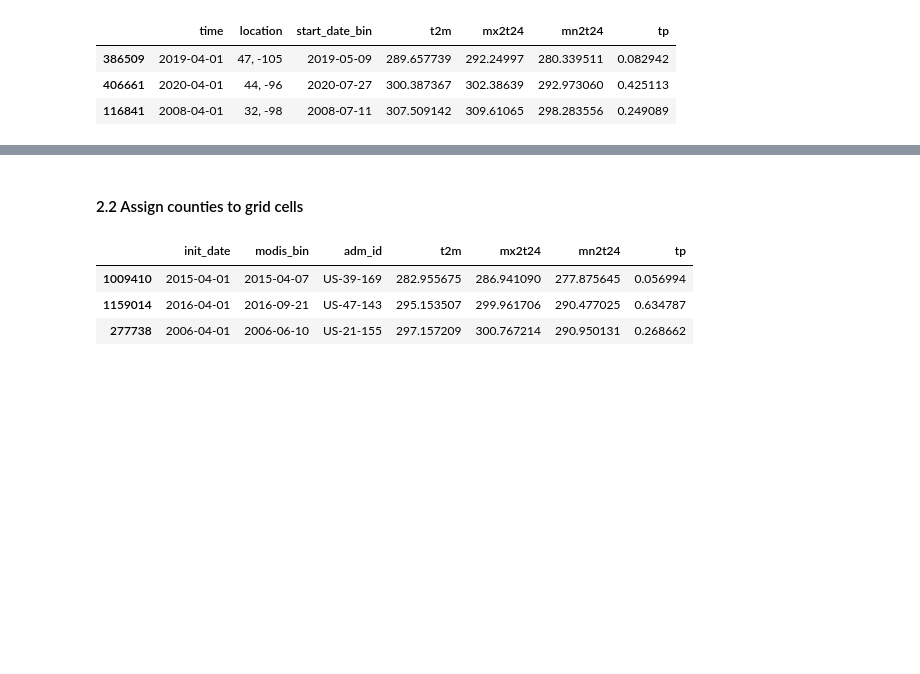
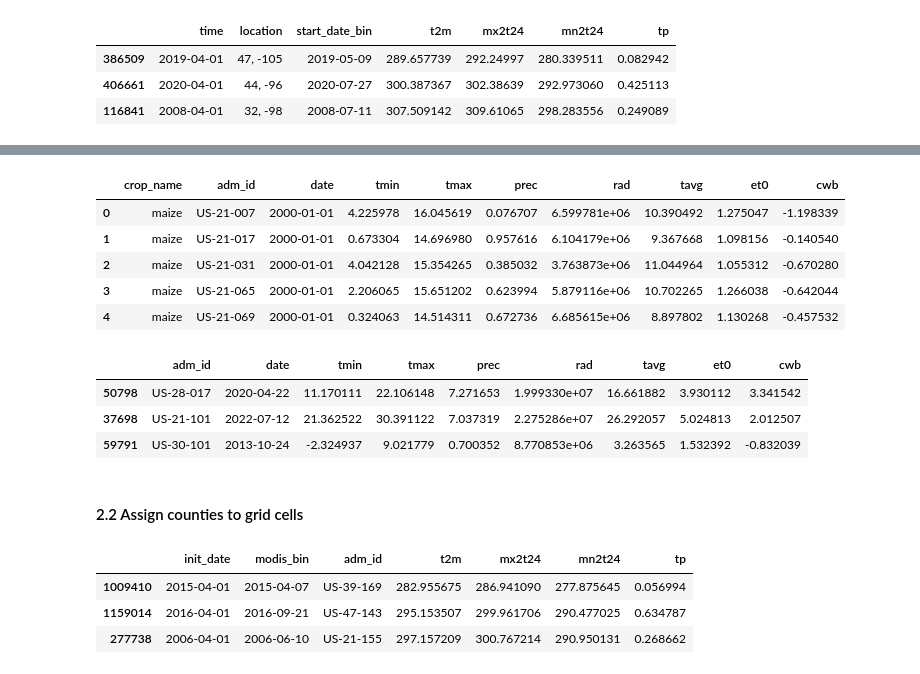
Before and after one commit to ellaampy/seasonal-yield-forecast, a Jupyter notebook: data_preparation/3_ecmwf_preprocessing.ipynb, the cells around one changed output, grey strips where cells are left out. Saved outputs shown, nothing was run; the diff lists cells and outputs as text; code cells hidden in the pictures; blank space fills up the shorter version.

```diff
--- a/data_preparation/3_ecmwf_preprocessing.ipynb
+++ b/data_preparation/3_ecmwf_preprocessing.ipynb
@@ -90,3 +121,28 @@ ecmwf_resampled.sample(3)
+# %%
+meteo.head()
+# %% [output]
+|  | crop_name | adm_id | date | tmin | tmax | prec | rad | tavg | et0 | cwb |
+| 0 | maize | US-21-007 | 2000-01-01 | 4.225978 | 16.045619 | 0.076707 | 6.599781e+06 | 10.390492 | 1.275047 | -1.198339 |
+| 1 | maize | US-21-017 | 2000-01-01 | 0.673304 | 14.696980 | 0.957616 | 6.104179e+06 | 9.367668 | 1.098156 | -0.140540 |
+| 2 | maize | US-21-031 | 2000-01-01 | 4.042128 | 15.354265 | 0.385032 | 3.763873e+06 | 11.044964 | 1.055312 | -0.670280 |
+| 3 | maize | US-21-065 | 2000-01-01 | 2.206065 | 15.651202 | 0.623994 | 5.879116e+06 | 10.702265 | 1.266038 | -0.642044 |
+| 4 | maize | US-21-069 | 2000-01-01 | 0.324063 | 14.514311 | 0.672736 | 6.685615e+06 | 8.897802 | 1.130268 | -0.457532 |
+# %%
+li = []
+for year in list(range(2001, 2023)):
+    meteo_year = meteo.loc[meteo["date"].dt.year == year]
+    meteo_year_resampled = (meteo_year
+                                    .groupby(["adm_id"]).resample("8D", on="date")[["tmin", "tmax", "prec", "rad", "tavg", "et0", "cwb"]].mean()
+                                    .reset_index()
+                                )
+    li.append(meteo_year_resampled)
+
+pd.concat(li).sample(3)
+# %% [output]
+|  | adm_id | date | tmin | tmax | prec | rad | tavg | et0 | cwb |
+| 50798 | US-28-017 | 2020-04-22 | 11.170111 | 22.106148 | 7.271653 | 1.999330e+07 | 16.661882 | 3.930112 | 3.341542 |
+| 37698 | US-21-101 | 2022-07-12 | 21.362522 | 30.391122 | 7.037319 | 2.275286e+07 | 26.292057 | 5.024813 | 2.012507 |
+| 59791 | US-30-101 | 2013-10-24 | -2.324937 | 9.021779 | 0.700352 | 8.770853e+06 | 3.263565 | 1.532392 | -0.832039 |
 # %% [markdown]
 #### 2.2 Assign counties to grid cells
 # %%
```
Also changed, not shown: parts of 19 cells of this notebook, 3 other files.
